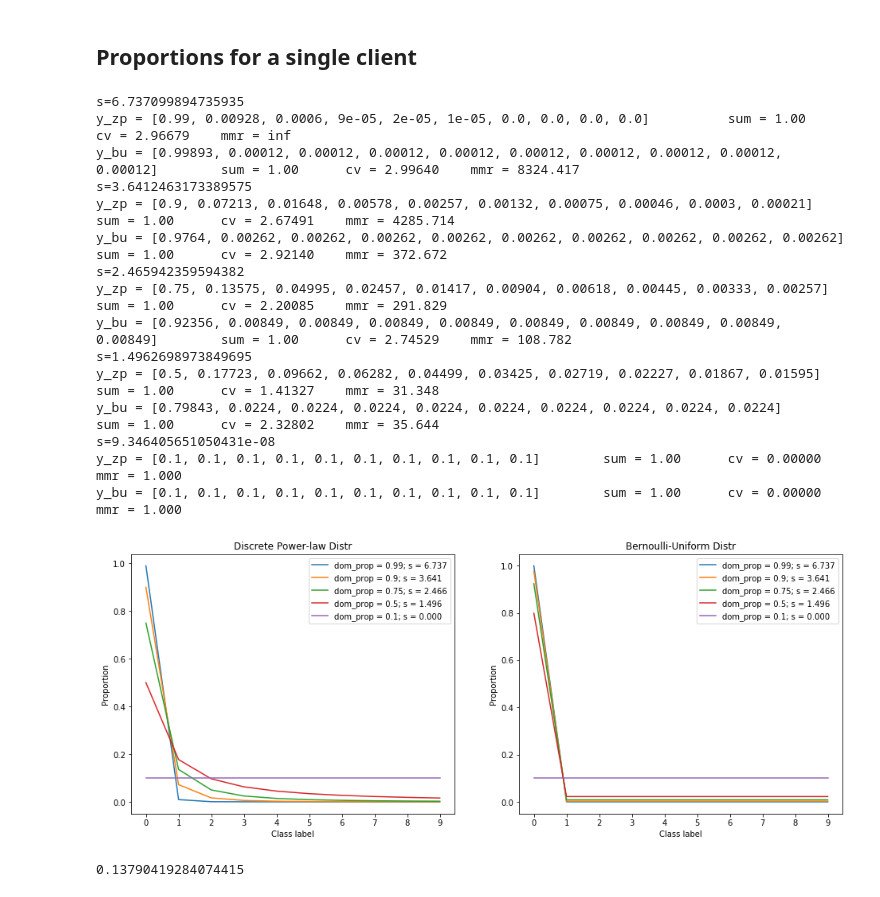
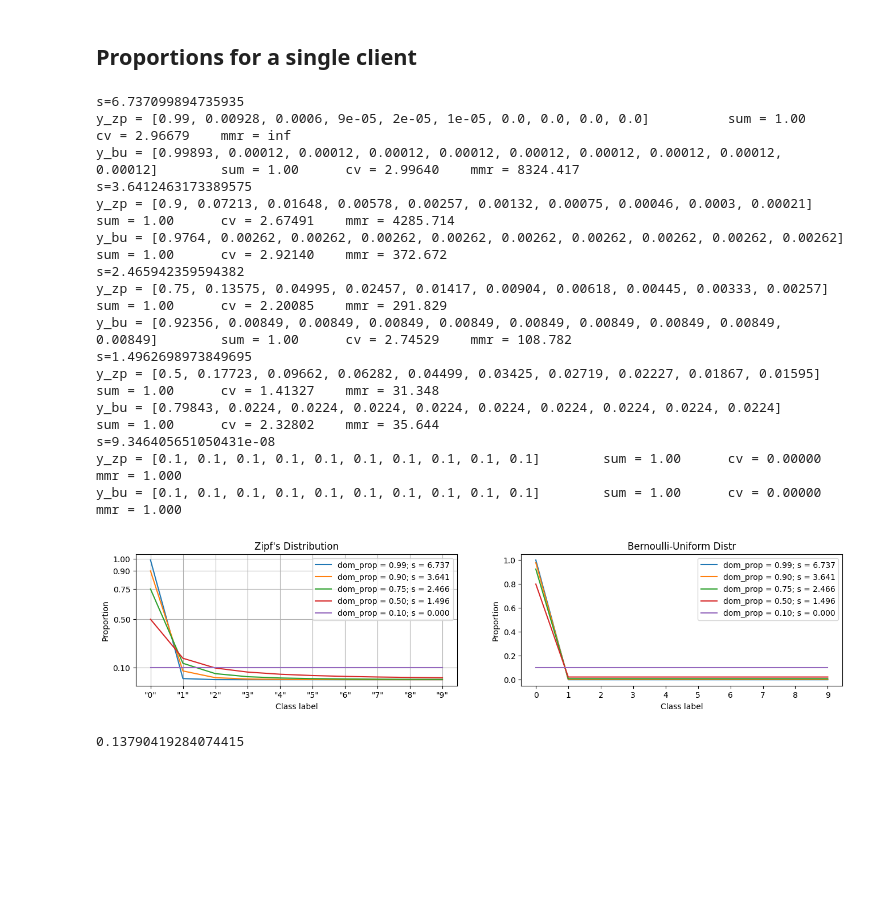
Before and after one commit to afrin-afia/project_644, a Jupyter notebook: utils/Experiments.ipynb, the cells around one changed output. Saved outputs shown, nothing was run; the diff lists cells and outputs as text; code cells hidden in the pictures; blank space fills up the shorter version.

Commit message:
New graphs

```diff
--- a/utils/Experiments.ipynb
+++ b/utils/Experiments.ipynb
@@ -14,10 +14,13 @@ import math
 def set_ax(ax1, ax2):
     ax1.legend(loc = 'upper right')
     ax1.set_xticks(x)
-    ax1.set_title("Discrete Power-law Distr");
+    ax1.set_title("Zipf's Distribution");
     ax1.set_xlabel("Class label")
     ax1.set_ylabel("Proportion")
-
+    ax1.grid()
+    ax1.set_yticks([0.1, 0.5, 0.75, 0.9, 1.0])
+    ax1.set_xticks(list(range(10)))
+    ax1.set_xticklabels([f"\"{str(x)}\"" for x in list(range(10))])
     ax2.legend(loc = 'upper right')
     ax2.set_xticks(x)
     ax2.set_title("Bernoulli-Uniform Distr");
@@ -30,7 +33,7 @@ client=0
 import matplotlib.pyplot as plt
 N = 10 # Number of classes and number of clients
 
-fig1 = plt.figure(figsize=(16,6))
+fig1 = plt.figure(figsize=(16,3))
 ax1 = fig1.add_subplot(1,2,1)
 ax2 = fig1.add_subplot(1,2,2)
 x = list(range(N))
@@ -40,36 +43,36 @@ for p in [0.99, 0.9, 0.75, 0.5, 0.1]:
     s = unbal_param(N=N, p=p)
     y_zp = [round(zipf((i+client)%N+1, N, s), 5) for i in x]
     cv_zp = coef_var(y_zp)
     mmr_zp = maxmin_r(y_zp)
     y_bu = [round(bu((i+client)%N+1, N, s),   5) for i in x]
     cv_bu = coef_var(y_bu)
     mmr_bu = maxmin_r(y_bu)
-    ax1.plot(x,y_zp, label=f'dom_prop = {p}; s = {s:.3f}')
-    ax2.plot(x,y_bu, label=f'dom_prop = {p}; s = {s:.3f}')
+    ax1.plot(x,y_zp, label=f'dom_prop = {p:.02f}; s = {s:.3f}')
+    ax2.plot(x,y_bu, label=f'dom_prop = {p:.02f}; s = {s:.3f}')
 
     print(f"{s=}")
     print(f"y_zp = {y_zp} \t sum = {sum(y_zp):.2f} \t cv = {cv_zp:.5f} \t mmr = {mmr_zp:.3f}")
     print(f"y_bu = {y_bu} \t sum = {sum(y_zp):.2f} \t cv = {cv_bu:.5f} \t mmr = {mmr_bu:.3f}")
 
 set_ax(ax1,ax2)
 #client+=1
 # %% [output]
 s=6.737099894735935
 y_zp = [0.99, 0.00928, 0.0006, 9e-05, 2e-05, 1e-05, 0.0, 0.0, 0.0, 0.0]          sum = 1.00      cv = 2.96679    mmr = inf
 y_bu = [0.99893, 0.00012, 0.00012, 0.00012, 0.00012, 0.00012, 0.00012, 0.00012, 0.00012, 0.00012]        sum = 1.00      cv = 2.99640    mmr = 8324.417
 s=3.6412463173389575
 y_zp = [0.9, 0.07213, 0.01648, 0.00578, 0.00257, 0.00132, 0.00075, 0.00046, 0.0003, 0.00021]     sum = 1.00      cv = 2.67491    mmr = 4285.714
 y_bu = [0.9764, 0.00262, 0.00262, 0.00262, 0.00262, 0.00262, 0.00262, 0.00262, 0.00262, 0.00262]         sum = 1.00      cv = 2.92140    mmr = 372.672
 s=2.465942359594382
 y_zp = [0.75, 0.13575, 0.04995, 0.02457, 0.01417, 0.00904, 0.00618, 0.00445, 0.00333, 0.00257]   sum = 1.00      cv = 2.20085    mmr = 291.829
 y_bu = [0.92356, 0.00849, 0.00849, 0.00849, 0.00849, 0.00849, 0.00849, 0.00849, 0.00849, 0.00849]        sum = 1.00      cv = 2.74529    mmr = 108.782
 s=1.4962698973849695
 y_zp = [0.5, 0.17723, 0.09662, 0.06282, 0.04499, 0.03425, 0.02719, 0.02227, 0.01867, 0.01595]    sum = 1.00      cv = 1.41327    mmr = 31.348
 y_bu = [0.79843, 0.0224, 0.0224, 0.0224, 0.0224, 0.0224, 0.0224, 0.0224, 0.0224, 0.0224]         sum = 1.00      cv = 2.32802    mmr = 35.644
 s=9.346405651050431e-08
 y_zp = [0.1, 0.1, 0.1, 0.1, 0.1, 0.1, 0.1, 0.1, 0.1, 0.1]        sum = 1.00      cv = 0.00000    mmr = 1.000
 y_bu = [0.1, 0.1, 0.1, 0.1, 0.1, 0.1, 0.1, 0.1, 0.1, 0.1]        sum = 1.00      cv = 0.00000    mmr = 1.000
-[figure, old version]
+[figure, new version]
 # %%
 # Get the parameter "s" given certain requisites
 unbal_param(10, 0.1, param='coef_var', distr='zipf')
```
Also changed, not shown: 3 other files.
